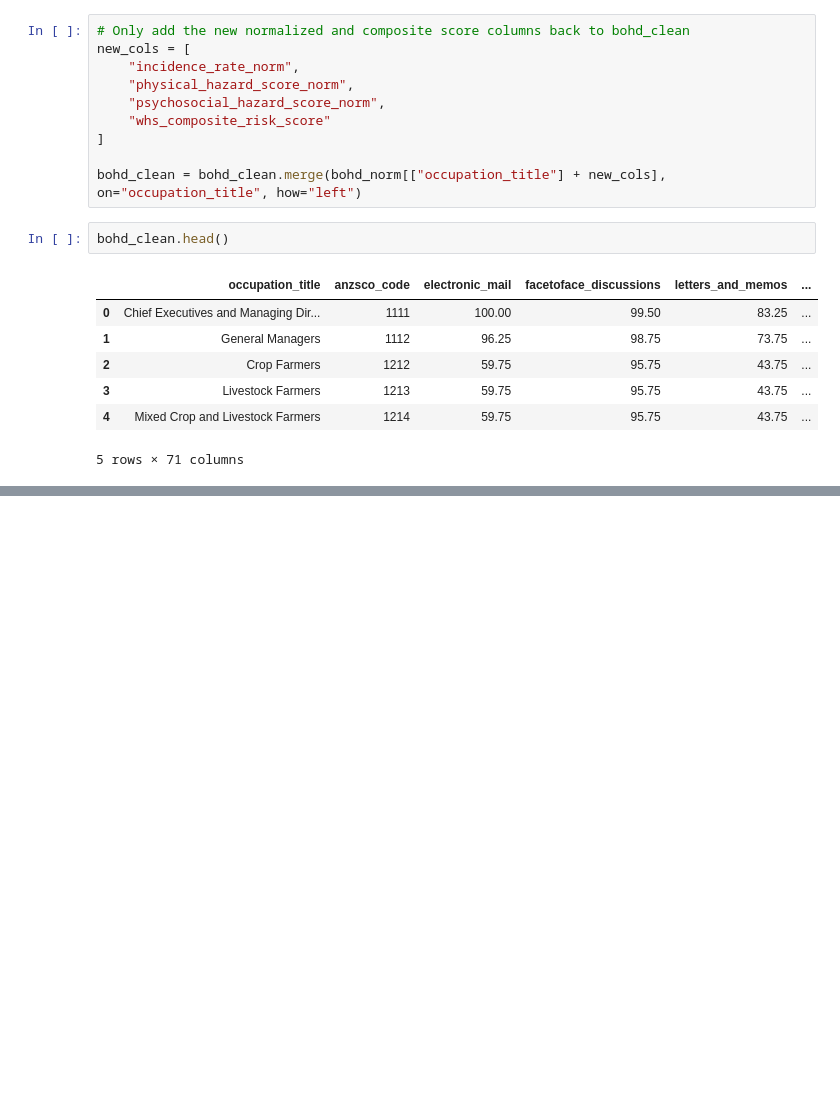
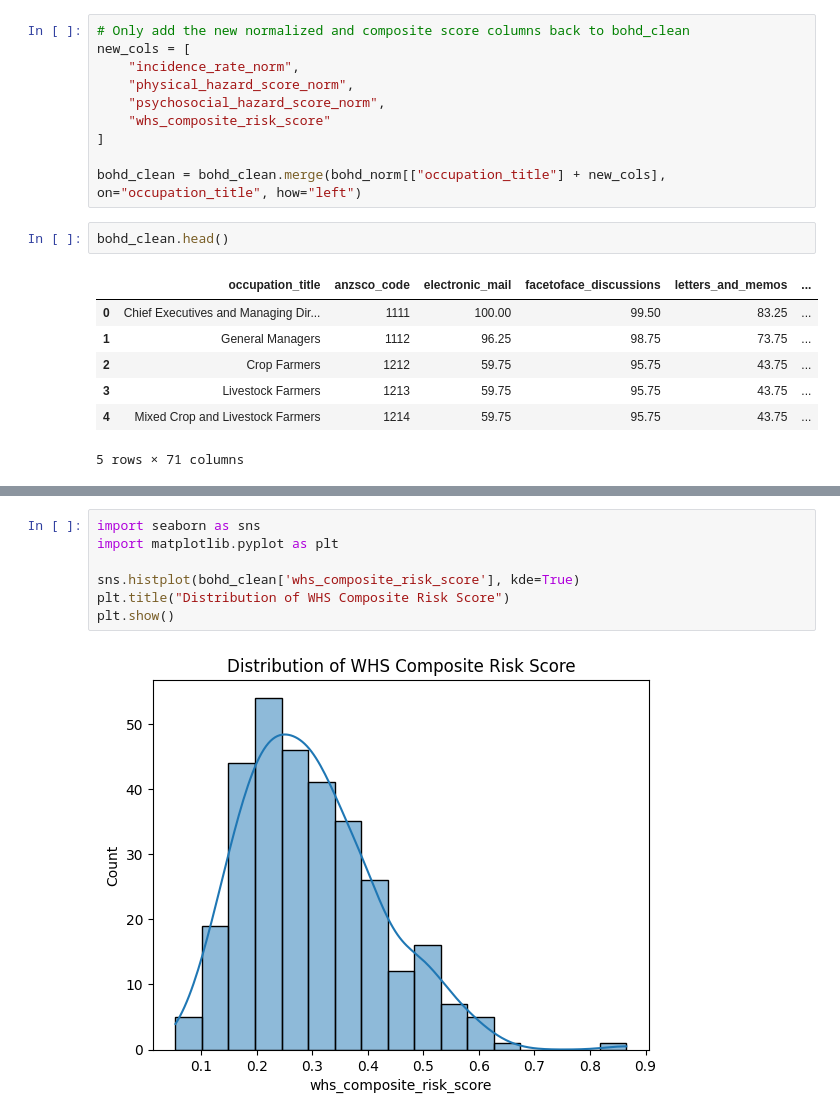
Before and after one commit to angelajacinto/whs-risk-analysis-end-to-end-data-pipeline, a Jupyter notebook: notebooks/whs_data_pipeline.ipynb, the cells around one changed output, grey strips where cells are left out. Saved outputs shown, nothing was run; the diff lists cells and outputs as text; blank space fills up the shorter version.

```diff
--- a/notebooks/whs_data_pipeline.ipynb
+++ b/notebooks/whs_data_pipeline.ipynb
@@ -517,0 +525,9 @@ bohd_clean.head()
+# %%
+import seaborn as sns
+import matplotlib.pyplot as plt
+
+sns.histplot(bohd_clean['whs_composite_risk_score'], kde=True)
+plt.title("Distribution of WHS Composite Risk Score")
+plt.show()
+# %% [output]
+[figure, added]
```
Also changed, not shown: parts of 7 cells of this notebook.
